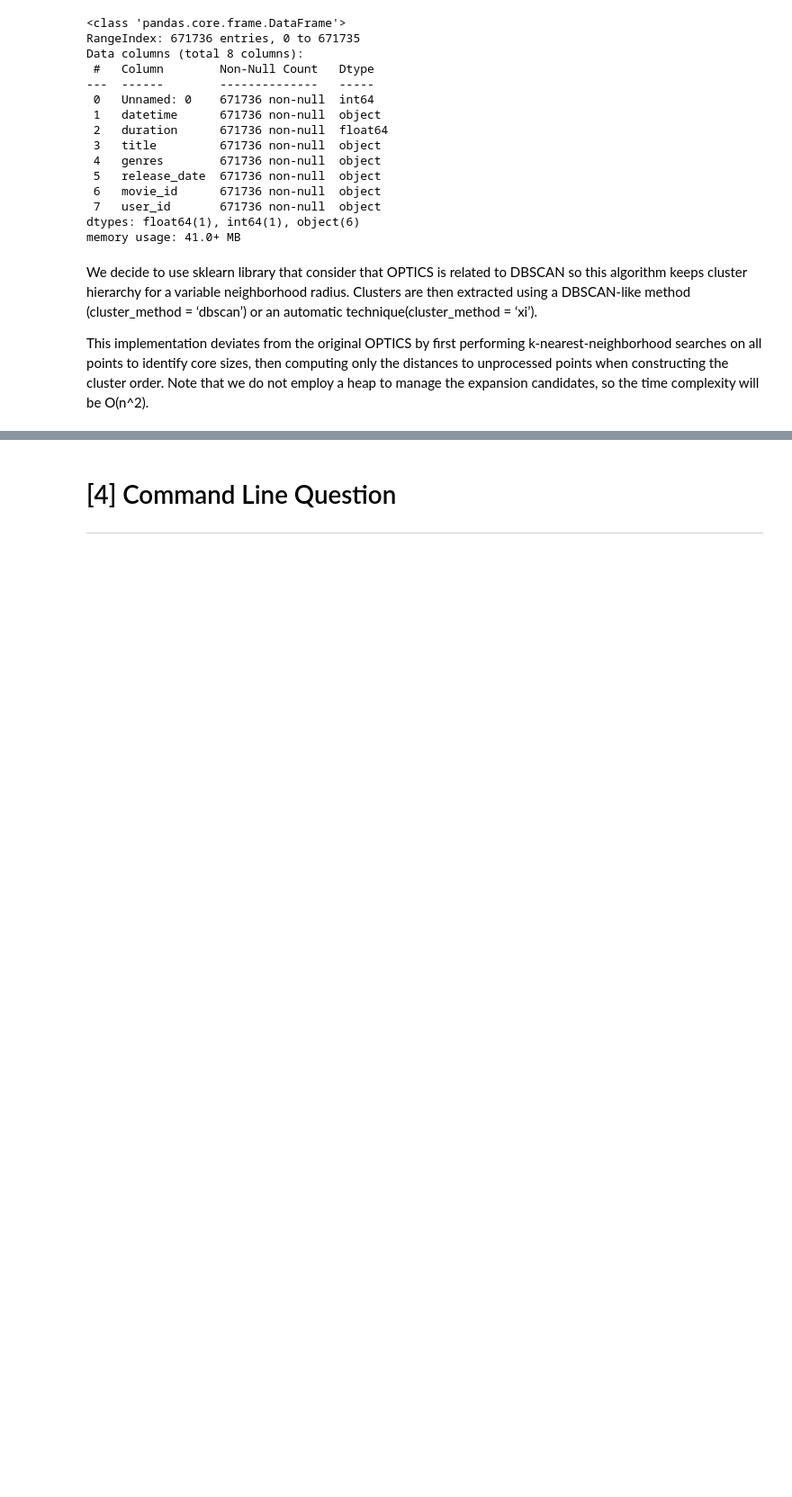
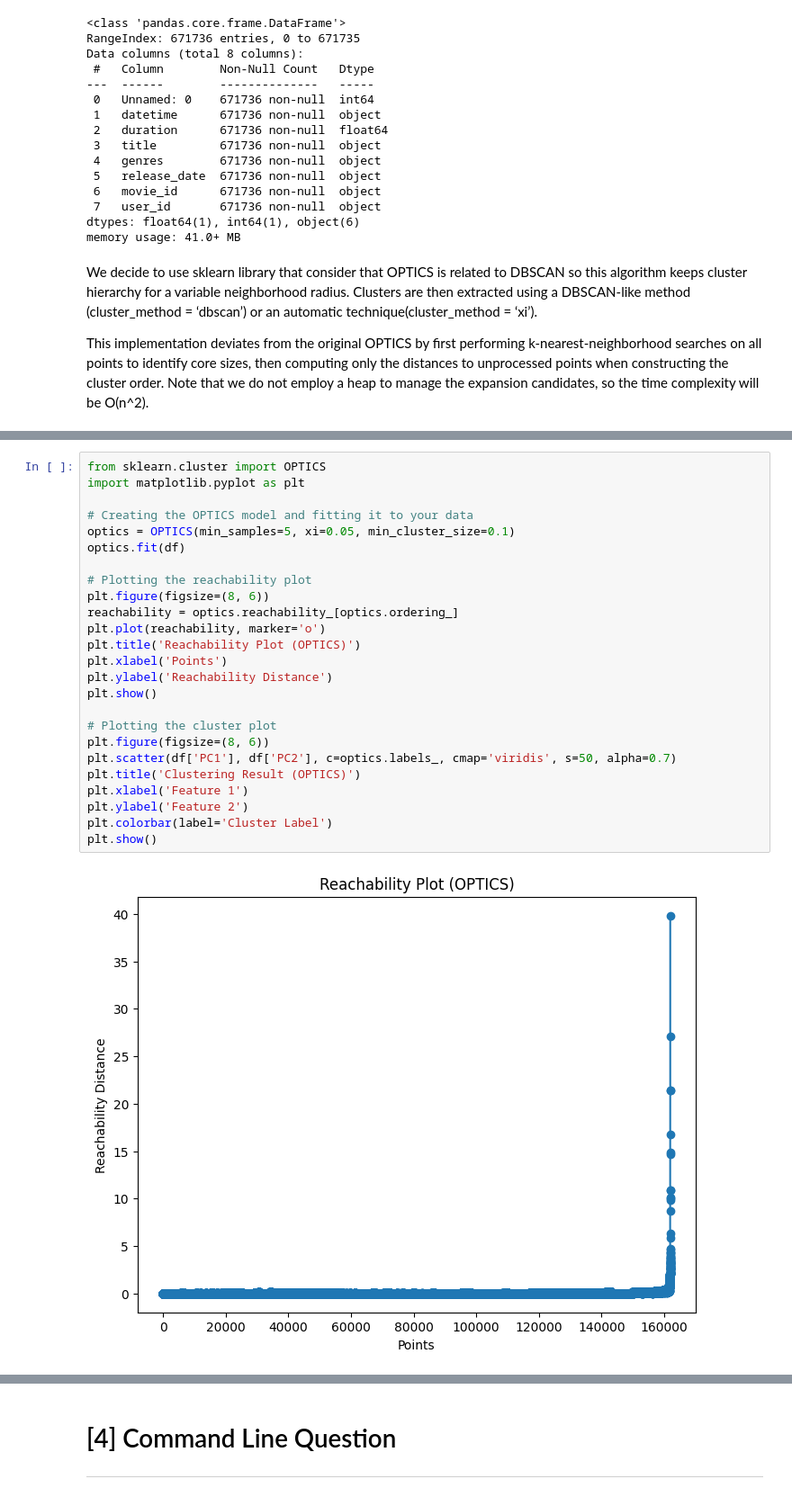
Before and after one commit to Ykanj/ADM-HW-4, a Jupyter notebook: main.ipynb, the cells around one changed output, grey strips where cells are left out. Shown at 90% size. Cells and saved outputs as stored; diff of their text form; blank space fills up the shorter version.

```diff
--- a/main.ipynb
+++ b/main.ipynb
@@ -789,0 +816,27 @@ df_scaled = scaler.fit_transform(df)
+# %%
+from sklearn.cluster import OPTICS
+import matplotlib.pyplot as plt
+
+# Creating the OPTICS model and fitting it to your data
+optics = OPTICS(min_samples=5, xi=0.05, min_cluster_size=0.1)
+optics.fit(df)
+
+# Plotting the reachability plot
+plt.figure(figsize=(8, 6))
+reachability = optics.reachability_[optics.ordering_]
+plt.plot(reachability, marker='o')
+plt.title('Reachability Plot (OPTICS)')
+plt.xlabel('Points')
+plt.ylabel('Reachability Distance')
+plt.show()
+
+# Plotting the cluster plot
+plt.figure(figsize=(8, 6))
+plt.scatter(df['PC1'], df['PC2'], c=optics.labels_, cmap='viridis', s=50, alpha=0.7)
+plt.title('Clustering Result (OPTICS)')
+plt.xlabel('Feature 1')
+plt.ylabel('Feature 2')
+plt.colorbar(label='Cluster Label')
+plt.show()
+# %% [output]
+[figure, added]
```
Also changed, not shown: parts of 8 cells of this notebook, 1 other file.
